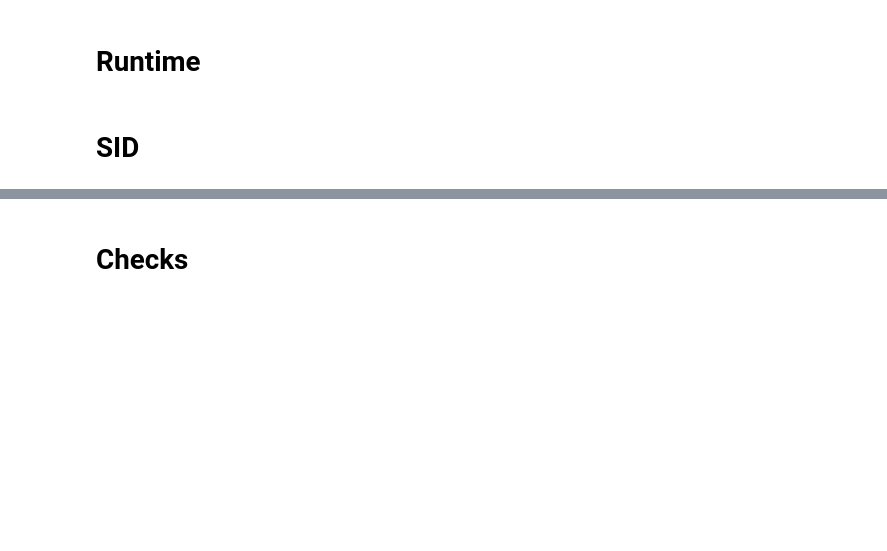
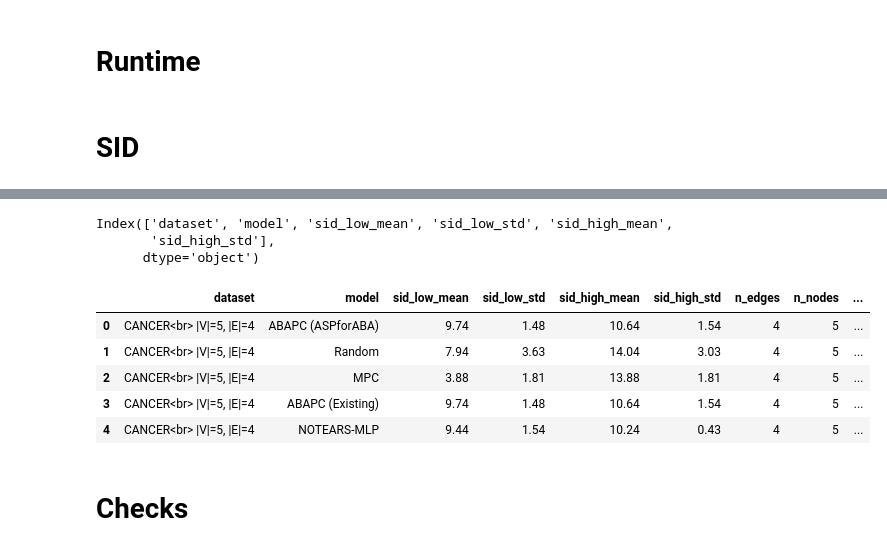
Before and after one commit to fisheeve/gradual-sem-causal-aba, a Jupyter notebook: notebooks/OtherExtensionBasedSemantics/demo_co.ipynb, the cells around one changed output, grey strips where cells are left out. Saved outputs shown, nothing was run; the diff lists cells and outputs as text; code cells hidden in the pictures; blank space fills up the shorter version.

Commit message:
Add FGS result to semantics comparison plots

```diff
--- a/notebooks/OtherExtensionBasedSemantics/demo_co.ipynb
+++ b/notebooks/OtherExtensionBasedSemantics/demo_co.ipynb
@@ -174,3 +185,17 @@ sem_df_combined
+# %%
+fgs_df_raw = pd.read_csv('../../results/existing/bnlearn_graphs/fgs/all_existing_methods_metrics_cpdag.csv')
+fgs_df = fgs_df_raw.groupby(['dataset', 'model'], as_index=False).agg(
+    sid_low_mean=('sid_low', 'mean'),
+    sid_low_std=('sid_low', 'std'),
+    sid_high_mean=('sid_high', 'mean'),
+    sid_high_std=('sid_high', 'std')
+)
+fgs_df = fgs_df[fgs_df['dataset'].isin(['cancer', 'earthquake', 'survey'])].copy()
+fgs_df.columns
+# %% [output]
+Index(['dataset', 'model', 'sid_low_mean', 'sid_low_std', 'sid_high_mean',
+       'sid_high_std'],
+      dtype='object')
 # %%
 main_gray = '#262626'
 sec_gray = '#595959'
@@ -188,36 +213,43 @@ save_figs = True
 debug = False
 datasets = ['cancer', 'earthquake', 'survey', 'asia']
 dags_nodes_map = {'asia':8, 'cancer':5, 'earthquake':5, 'sachs':11, 'survey':6, 'alarm':37, 'child':20, 'insurance':27, 'hailfinder':56, 'hepar2':70}
 dags_arcs_map = {'asia':8, 'cancer':4, 'earthquake':4, 'sachs':17, 'survey':6, 'alarm':46, 'child':25, 'insurance':52, 'hailfinder':66, 'hepar2':123}
-methods = ['Random', 'FGS', 'NOTEARS-MLP', 'MPC', 'ABAPC (Existing)', 'ABAPC (New ST)', 'ABAPC (New CO)']
+methods = ['Random', 'FGS', 'NOTEARS-MLP', 'MPC', 'ABAPC (Existing)', 'ABAPC (New ST)', 'ABAPC (New CO)', 'ABAPC (New CO-max)']
 names_dict = {'fgs':'FGS', 'nt':'NOTEARS-MLP', 'mpc':'MPC', 'random':'Random', 'abapc':'ABAPC (Existing)', 'ABAPC (New ST)':'ABAPC (New ST)',
               'ABAPC (New CO)':'ABAPC (New CO)', 'ABAPC (New CO-max)':'ABAPC (New CO-max)'}
 colors_dict = {'abapc':sec_blue,'fgs':sec_orange,'nt':main_purple,'mpc':main_green,'random':'grey', 'ABAPC (New ST)':'black',
-               'ABAPC (New CO)':sec_orange, 'ABAPC (New CO-max)':sec_green}
+               'ABAPC (New CO)':main_orange, 'ABAPC (New CO-max)':sec_green}
 version = 'bnlearn_50rep' ## for 5000 samples
 # version = 'bnlearn_dag_v5_2000' ## for 2000 samples
 
 version_cpdag = version+'_cpdag'
 all_sum = pd.read_csv(f"../../results/extension_based_semantics/stored_results_{version}_cpdag.csv")
 all_sum.loc[all_sum['model']=='ABAPC (Ours)', 'model'] = 'ABAPC (Existing)'
 # all_sum.loc[all_sum['model']=='ABAPC (ASPforABA)', 'model'] = 'ABAPC (New)'
 all_sum = all_sum[['dataset', 'model', 'sid_low_mean', 'sid_low_std', 'sid_high_mean', 'sid_high_std']].copy()
-all_sum = pd.concat([all_sum, sem_df_combined], ignore_index=True).reset_index(drop=True).copy()
+all_sum = pd.concat([all_sum, fgs_df, sem_df_combined], ignore_index=True).reset_index(drop=True).copy()
 all_sum.loc[all_sum['model']=='ABAPC (New CO_MAX)', 'model'] = 'ABAPC (New CO-max)'
 
 
 
 all_sum['n_edges'] = all_sum['dataset'].map(dags_arcs_map)
 all_sum['n_nodes'] = all_sum['dataset'].map(dags_nodes_map)
 for var in ['SID_low','SID_high']:
     all_sum['p_'+var+'_mean'] = all_sum[var.lower()+'_mean'].astype(float)/all_sum['n_edges'].astype(int)
     all_sum['p_'+var+'_std'] = all_sum[var.lower()+'_std'].astype(float)/all_sum['n_edges'].astype(int)
 all_sum['dataset'] = [a.upper() for a in all_sum["dataset"].astype(str)]
 all_sum['dataset'] = all_sum['dataset'] +np.repeat("<br> |V|=",len(all_sum))+ all_sum["n_nodes"].astype(str)+np.repeat(", |E|=",len(all_sum))+\
                      all_sum["n_edges"].astype(str)
 
 
 all_sum.head()
+# %% [output]
+|  | dataset | model | sid_low_mean | sid_low_std | sid_high_mean | sid_high_std | n_edges | n_nodes | ... |
+| 0 | CANCER<br> |V|=5, |E|=4 | ABAPC (ASPforABA) | 9.74 | 1.48 | 10.64 | 1.54 | 4 | 5 | ... |
+| 1 | CANCER<br> |V|=5, |E|=4 | Random | 7.94 | 3.63 | 14.04 | 3.03 | 4 | 5 | ... |
+| 2 | CANCER<br> |V|=5, |E|=4 | MPC | 3.88 | 1.81 | 13.88 | 1.81 | 4 | 5 | ... |
+| 3 | CANCER<br> |V|=5, |E|=4 | ABAPC (Existing) | 9.74 | 1.48 | 10.64 | 1.54 | 4 | 5 | ... |
+| 4 | CANCER<br> |V|=5, |E|=4 | NOTEARS-MLP | 9.44 | 1.54 | 10.24 | 0.43 | 4 | 5 | ... |
 # %%
 def double_bar_chart_plotly(all_sum, names_dict, colors_dict,
                             methods=['Random', 'FGS', 'NOTEARS-MLP', 'Shapley-PC', 'ABAPC (Ours)'],
```
Also changed, not shown: parts of 1 cell of this notebook, 2 other files.
